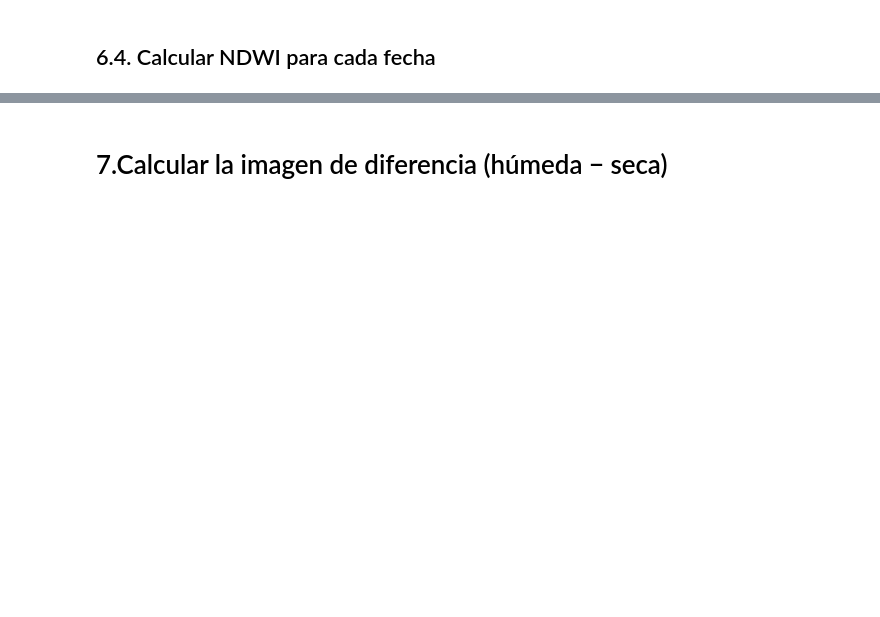
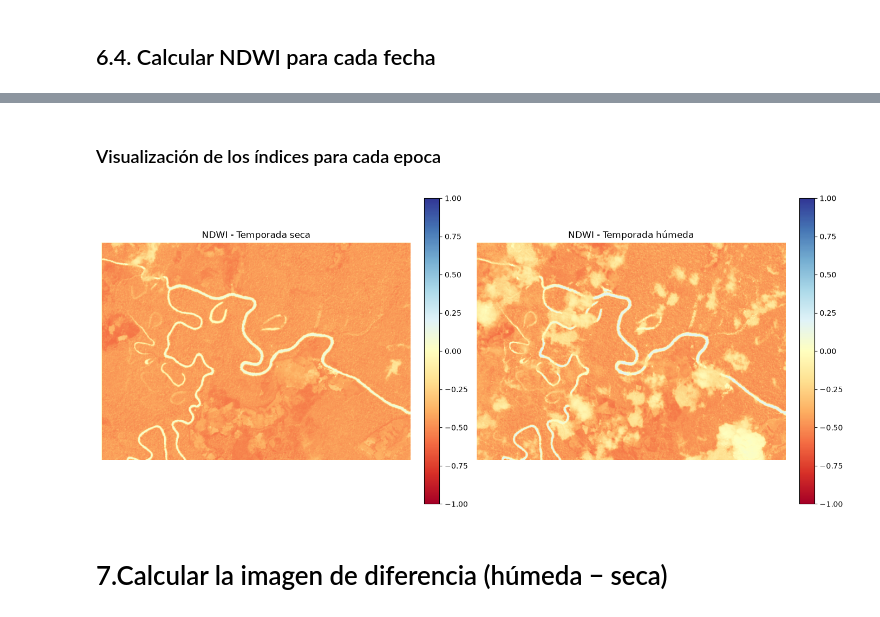
Before and after one commit to rulos57/Geoprocesamiento, a Jupyter notebook: Proyecto1/Proyecto1.ipynb, the cells around one changed output, grey strips where cells are left out. Saved outputs shown, nothing was run; the diff lists cells and outputs as text; code cells hidden in the pictures; blank space fills up the shorter version.

```diff
--- a/Proyecto1/Proyecto1.ipynb
+++ b/Proyecto1/Proyecto1.ipynb
@@ -570,3 +597,25 @@ NDWI húmeda - min/max: -0.62993765 0.4113924
+# %% [markdown]
+### Visualización de los índices para cada epoca
+# %%
+
+fig, axes = plt.subplots(1, 2, figsize=(14, 6))
+
+# NDWI temporada seca
+im1 = axes[0].imshow(ndwi_seca, cmap="RdYlBu", vmin=-1, vmax=1)
+axes[0].set_title("NDWI - Temporada seca")
+axes[0].axis("off")
+fig.colorbar(im1, ax=axes[0], fraction=0.046, pad=0.04)
+
+# NDWI temporada húmeda
+im2 = axes[1].imshow(ndwi_humeda, cmap="RdYlBu", vmin=-1, vmax=1)
+axes[1].set_title("NDWI - Temporada húmeda")
+axes[1].axis("off")
+fig.colorbar(im2, ax=axes[1], fraction=0.046, pad=0.04)
+
+plt.tight_layout()
+plt.show()
+# %% [output]
+[figure, added]
 # %% [markdown]
 # 7.Calcular la imagen de diferencia (húmeda − seca)
 # %%
```
Also changed, not shown: parts of 55 cells of this notebook.
